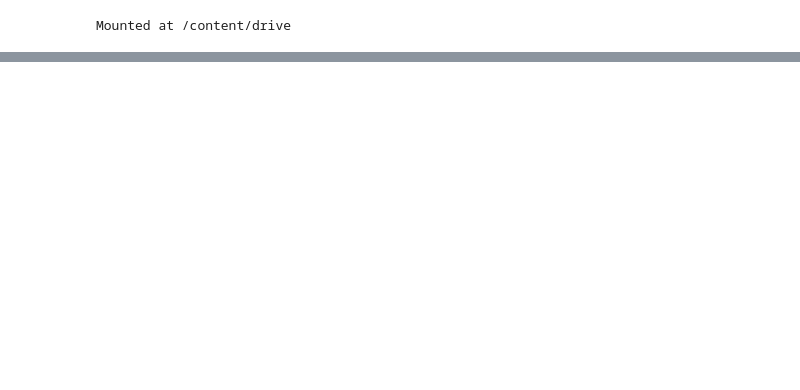
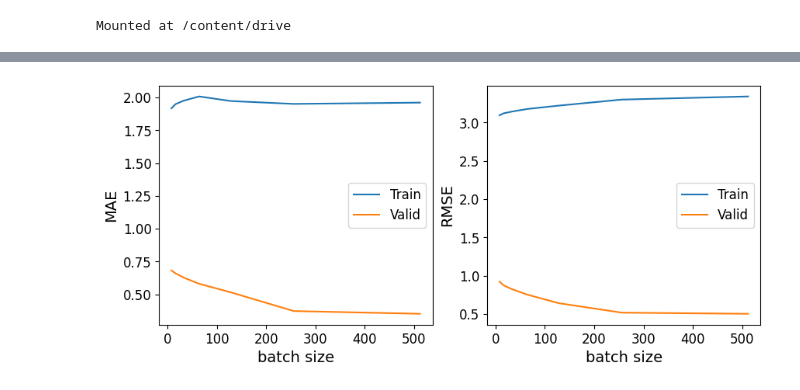
Before and after one commit to UlaStats/MSc-project-pipe-failure-prediction, a Jupyter notebook: Modelling_RNN_and_LSTM.ipynb, the cells around one changed output, grey strips where cells are left out. Saved outputs shown, nothing was run; the diff lists cells and outputs as text; code cells hidden in the pictures; blank space fills up the shorter version.

```diff
--- a/Modelling_RNN_and_LSTM.ipynb
+++ b/Modelling_RNN_and_LSTM.ipynb
@@ -245,0 +475,30 @@ model_LSTM.evaluate(X_test_tensor, y_test_sequential_tidy)
+# %%
+# batch size
+
+
+
+batch_size = [8, 16, 32, 64, 128, 256, 512]
+
+MAE = [1.918, 1.949, 1.975, 2.008, 1.973, 1.951, 1.961 ]
+RMSE = [3.096, 3.121, 3.143, 3.178, 3.222, 3.301, 3.342 ]
+
+valid_MAE = [0.681, 0.660, 0.628, 0.58, 0.515, 0.372, 0.351]
+valid_RMSE = [0.924, 0.876, 0.829, 0.755, 0.643, 0.519, 0.504]
+
+fix, ax = plt.subplots(1,2, figsize = [10,4])
+
+ax[0].plot(batch_size, MAE, label = "Train")
+ax[0].plot(batch_size, valid_MAE, label = "Valid")
+ax[0].legend(fontsize = 12)
+ax[0].set_xlabel("batch size", fontsize = 14)
+ax[0].set_ylabel("MAE", fontsize = 14)
+ax[0].tick_params(labelsize=12)
+
+ax[1].plot(batch_size, RMSE, label = "Train")
+ax[1].plot(batch_size, valid_RMSE, label = "Valid")
+ax[1].legend(fontsize = 12)
+ax[1].set_xlabel("batch size", fontsize = 14)
+ax[1].set_ylabel("RMSE", fontsize = 14)
+ax[1].tick_params(labelsize = 12)
+# %% [output]
+[figure, added]
```
Also changed, not shown: parts of 56 cells of this notebook.
